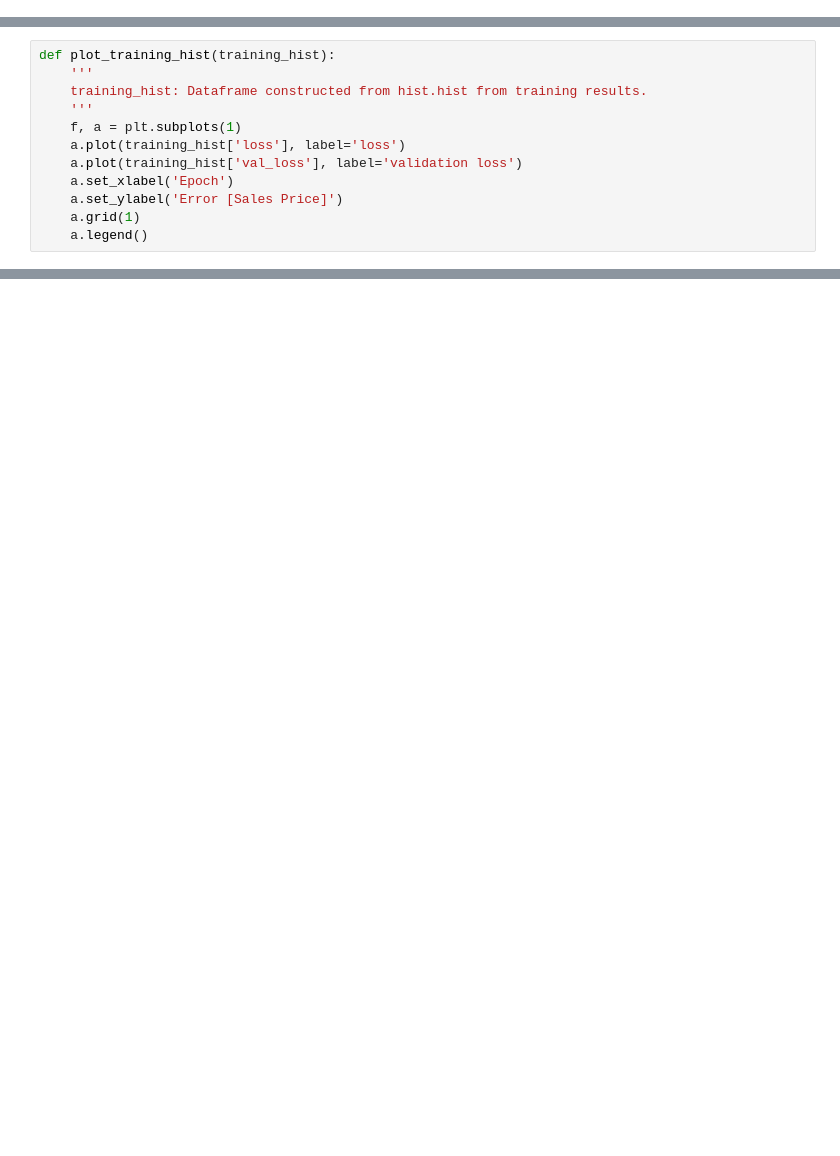
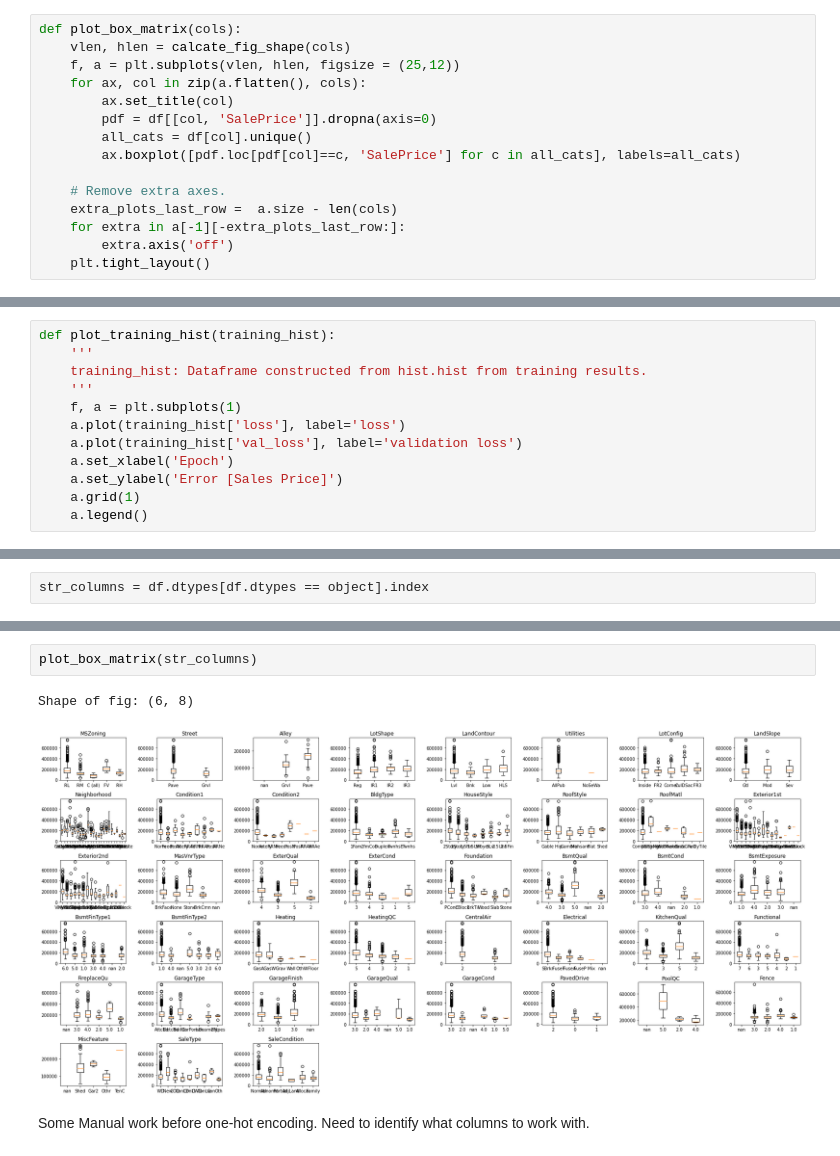
Before and after one commit to jaykye/HousePricePrediction, a Jupyter notebook: explore.ipynb, the cells around one changed output, grey strips where cells are left out. Cells and saved outputs as stored; diff of their text form; blank space fills up the shorter version.

```diff
--- a/explore.ipynb
+++ b/explore.ipynb
@@ -51,0 +60,15 @@ plt.tight_layout()
+# %%
+def plot_box_matrix(cols):
+    vlen, hlen = calcate_fig_shape(cols)
+    f, a = plt.subplots(vlen, hlen, figsize = (25,12))
+    for ax, col in zip(a.flatten(), cols):
+        ax.set_title(col)
+        pdf = df[[col, 'SalePrice']].dropna(axis=0)
+        all_cats = df[col].unique()
+        ax.boxplot([pdf.loc[pdf[col]==c, 'SalePrice'] for c in all_cats], labels=all_cats)
+
+    # Remove extra axes.
+    extra_plots_last_row =  a.size - len(cols)
+    for extra in a[-1][-extra_plots_last_row:]:
+        extra.axis('off')
+    plt.tight_layout()
@@ -184,0 +270,2 @@ plot_training_hist(training_hist)
+# %%
+str_columns = df.dtypes[df.dtypes == object].index
@@ -184,0 +304,8 @@ plot_training_hist(training_hist)
+# %%
+plot_box_matrix(str_columns)
+# %% [output]
+Shape of fig: (6, 8)
+[figure, added]
+# %% [markdown]
+Some Manual work before one-hot encoding.
+Need to identify what columns to work with.
```
Also changed, not shown: parts of 37 cells of this notebook, 2 other files.
